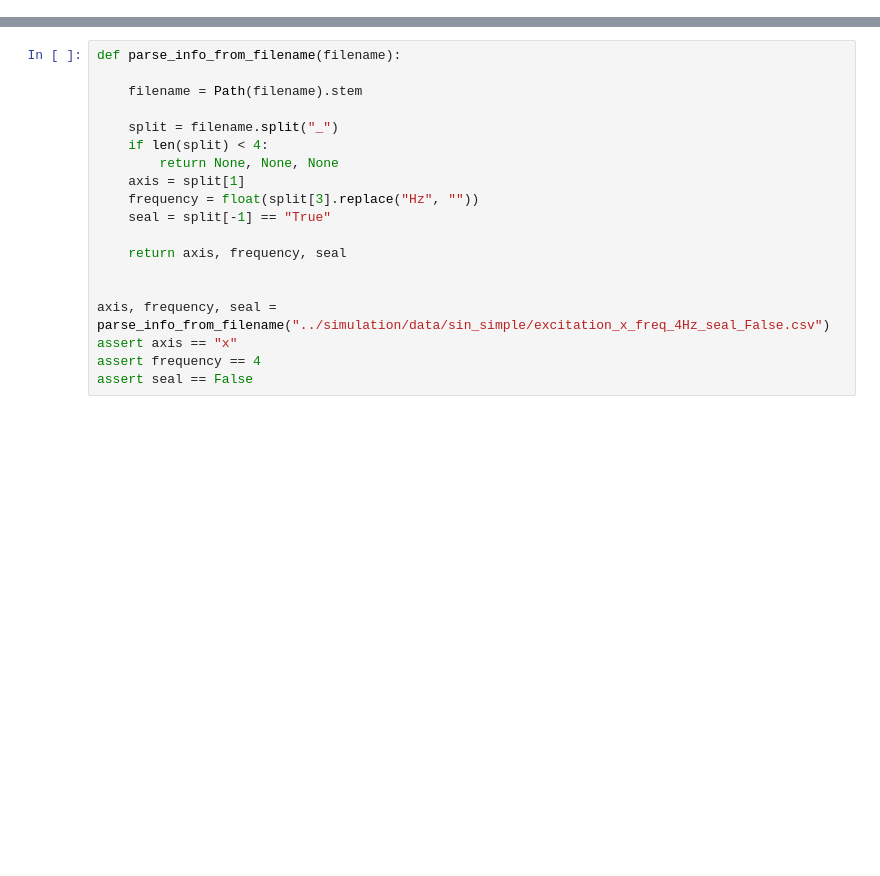
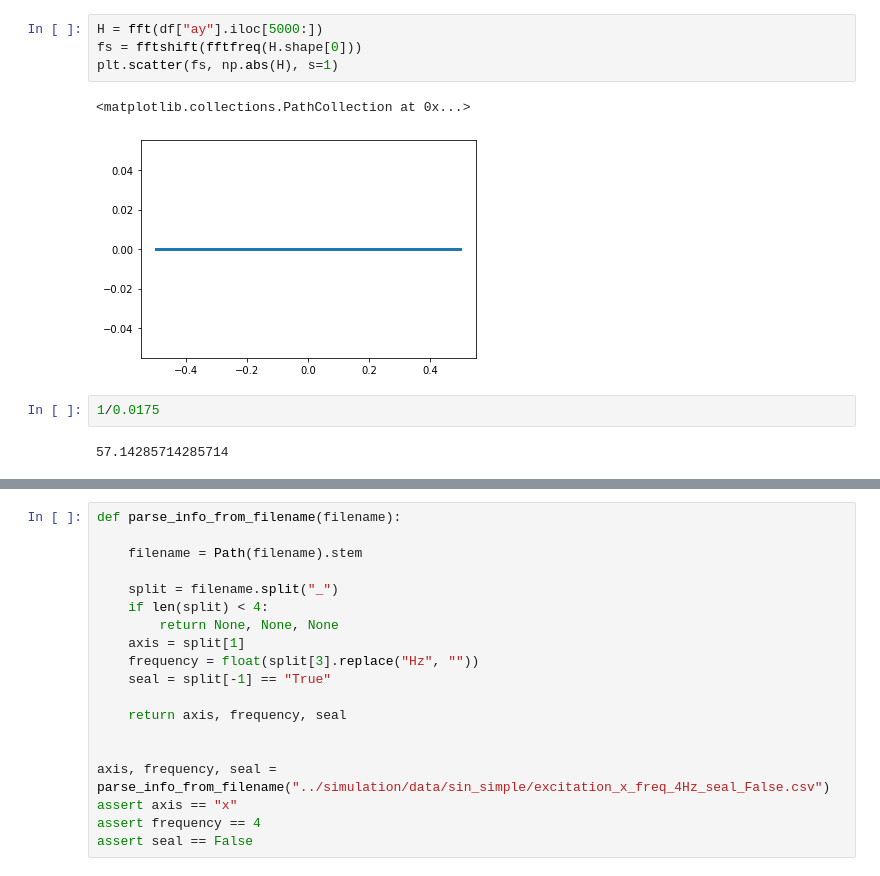
Before and after one commit to felipeangelimvieira/seal_parameter_identification, a Jupyter notebook: draft-notebooks/simulation-2.0.ipynb, the cells around one changed output, grey strips where cells are left out. Saved outputs shown, nothing was run; the diff lists cells and outputs as text; blank space fills up the shorter version.

```diff
--- a/draft-notebooks/simulation-2.0.ipynb
+++ b/draft-notebooks/simulation-2.0.ipynb
@@ -65,3 +70,14 @@ plt.show()
+# %%
+H = fft(df["ay"].iloc[5000:])
+fs = fftshift(fftfreq(H.shape[0]))
+plt.scatter(fs, np.abs(H), s=1)
+# %% [output]
+<matplotlib.collections.PathCollection at 0x...>
+[figure, added]
+# %%
+1/0.0175
+# %% [output]
+57.14285714285714
 # %%
 from estimators.frequency import EIVSin
 from collections import Counter
```
Also changed, not shown: parts of 10 cells of this notebook, 5 other files.
